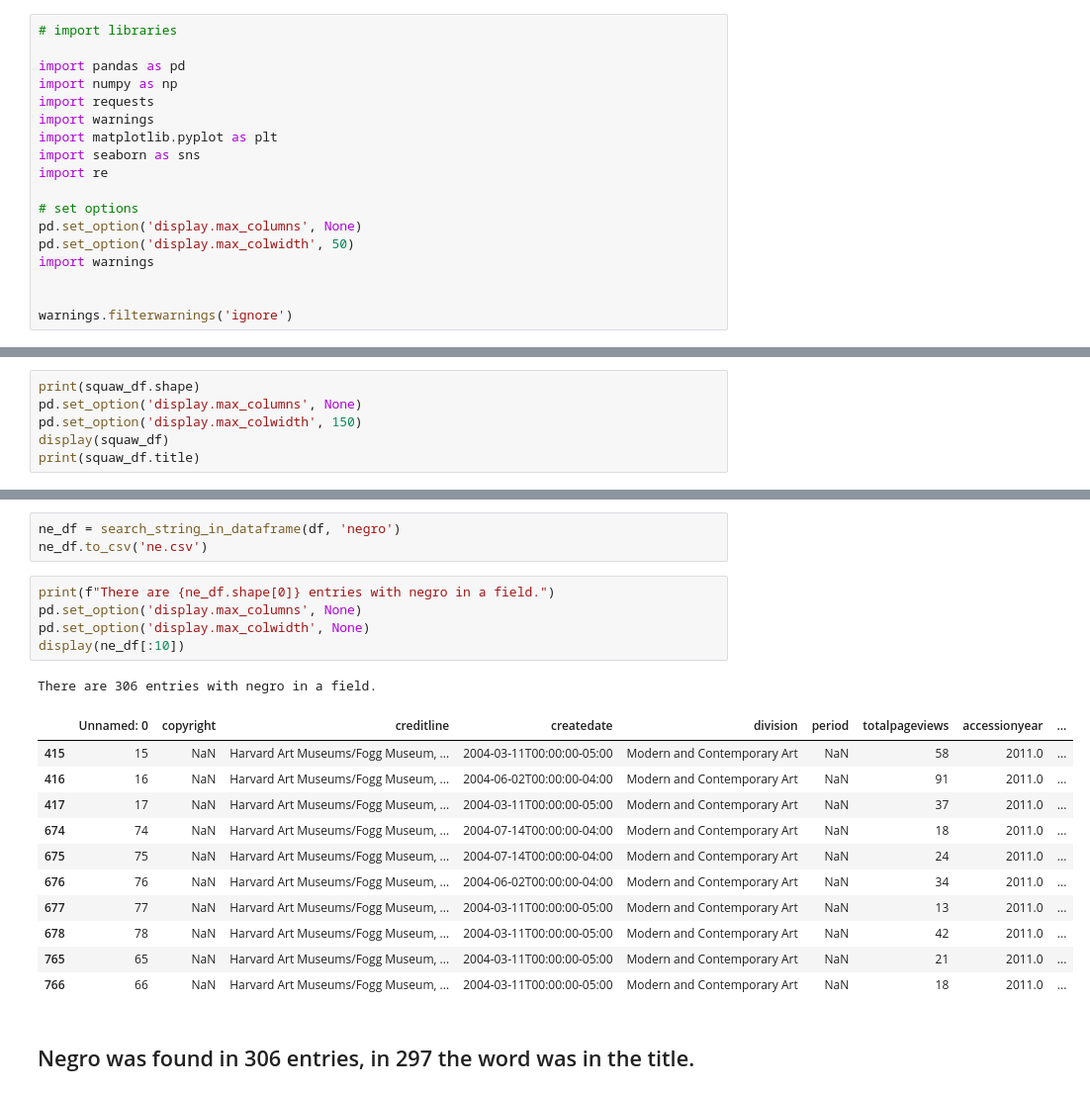
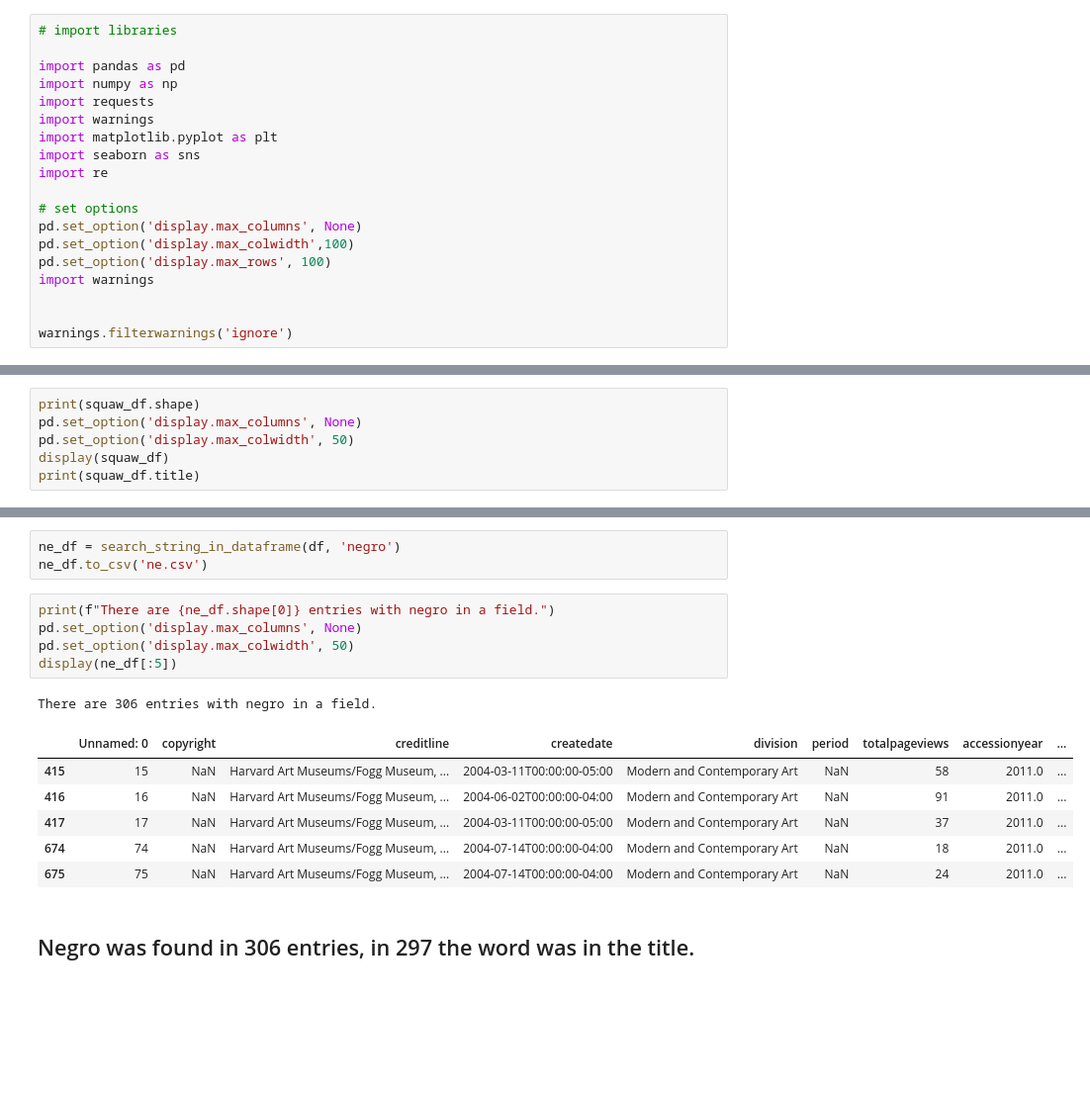
Before and after one commit to bridget-mullen/Art_Data_Project, a Jupyter notebook: EDA_bias_terms.ipynb, the cells around one changed output, grey strips where cells are left out. Shown at 99% size. Drawn from its saved outputs; the diff is of its cells as text; blank space fills up the shorter version.

```diff
--- a/EDA_bias_terms.ipynb
+++ b/EDA_bias_terms.ipynb
@@ -16,7 +16,8 @@ import re
 
 # set options
 pd.set_option('display.max_columns', None)
-pd.set_option('display.max_colwidth', 50)
+pd.set_option('display.max_colwidth',100)
+pd.set_option('display.max_rows', 100)
 import warnings
 
 
@@ -68,7 +69,7 @@ squaw_df = search_string_in_dataframe(df, 'squaw')
 # %%
 print(squaw_df.shape)
 pd.set_option('display.max_columns', None)
-pd.set_option('display.max_colwidth', 150)
+pd.set_option('display.max_colwidth', 50)
 display(squaw_df)
 print(squaw_df.title)
 # %% [output]
@@ -91,21 +92,16 @@ ne_df.to_csv('ne.csv')
 # %%
 print(f"There are {ne_df.shape[0]} entries with negro in a field.")
 pd.set_option('display.max_columns', None)
-pd.set_option('display.max_colwidth', None)
-display(ne_df[:10])
+pd.set_option('display.max_colwidth', 50)
+display(ne_df[:5])
 # %% [output]
 There are 306 entries with negro in a field.
 |  | Unnamed: 0 | copyright | creditline | createdate | division | period | totalpageviews | accessionyear | ... |
 | 415 | 15 | NaN | Harvard Art Museums/Fogg Museum, ... | 2004-03-11T00:00:00-05:00 | Modern and Contemporary Art | NaN | 58 | 2011.0 | ... |
 | 416 | 16 | NaN | Harvard Art Museums/Fogg Museum, ... | 2004-06-02T00:00:00-04:00 | Modern and Contemporary Art | NaN | 91 | 2011.0 | ... |
 | 417 | 17 | NaN | Harvard Art Museums/Fogg Museum, ... | 2004-03-11T00:00:00-05:00 | Modern and Contemporary Art | NaN | 37 | 2011.0 | ... |
 | 674 | 74 | NaN | Harvard Art Museums/Fogg Museum, ... | 2004-07-14T00:00:00-04:00 | Modern and Contemporary Art | NaN | 18 | 2011.0 | ... |
 | 675 | 75 | NaN | Harvard Art Museums/Fogg Museum, ... | 2004-07-14T00:00:00-04:00 | Modern and Contemporary Art | NaN | 24 | 2011.0 | ... |
-| 676 | 76 | NaN | Harvard Art Museums/Fogg Museum, ... | 2004-06-02T00:00:00-04:00 | Modern and Contemporary Art | NaN | 34 | 2011.0 | ... |
-| 677 | 77 | NaN | Harvard Art Museums/Fogg Museum, ... | 2004-03-11T00:00:00-05:00 | Modern and Contemporary Art | NaN | 13 | 2011.0 | ... |
-| 678 | 78 | NaN | Harvard Art Museums/Fogg Museum, ... | 2004-03-11T00:00:00-05:00 | Modern and Contemporary Art | NaN | 42 | 2011.0 | ... |
-| 765 | 65 | NaN | Harvard Art Museums/Fogg Museum, ... | 2004-03-11T00:00:00-05:00 | Modern and Contemporary Art | NaN | 21 | 2011.0 | ... |
-| 766 | 66 | NaN | Harvard Art Museums/Fogg Museum, ... | 2004-03-11T00:00:00-05:00 | Modern and Contemporary Art | NaN | 18 | 2011.0 | ... |
 # %% [markdown]
 ## Negro was found in 306 entries, in 297 the word was in the title.
 # %%
```
Also changed, not shown: parts of 35 cells of this notebook.
